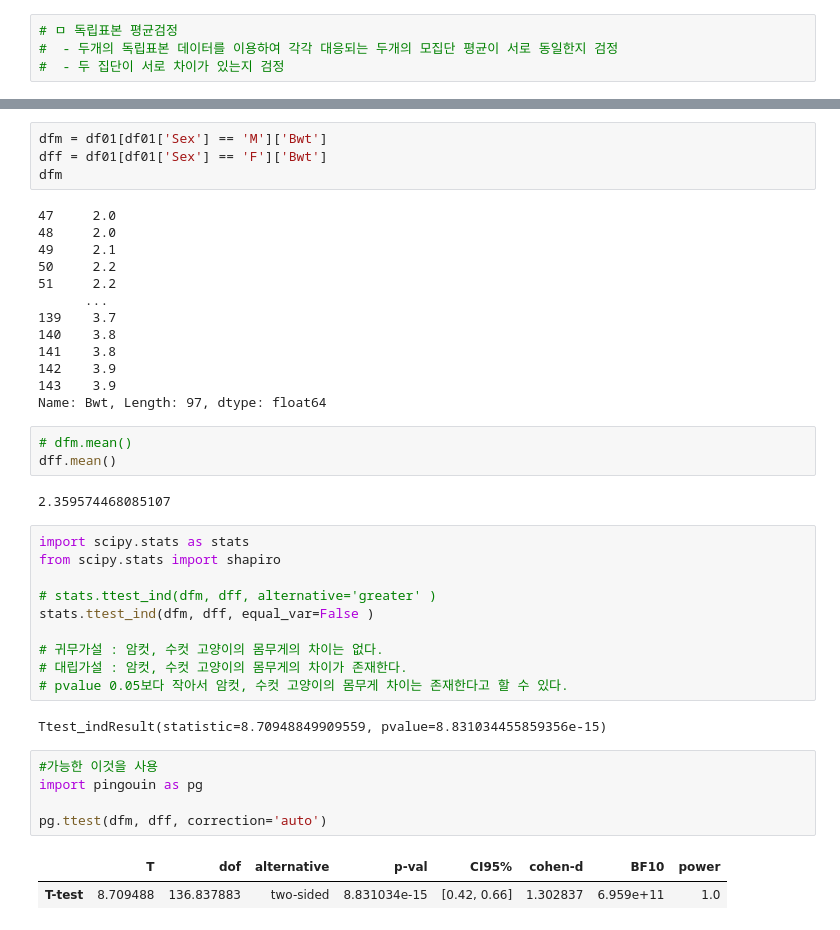
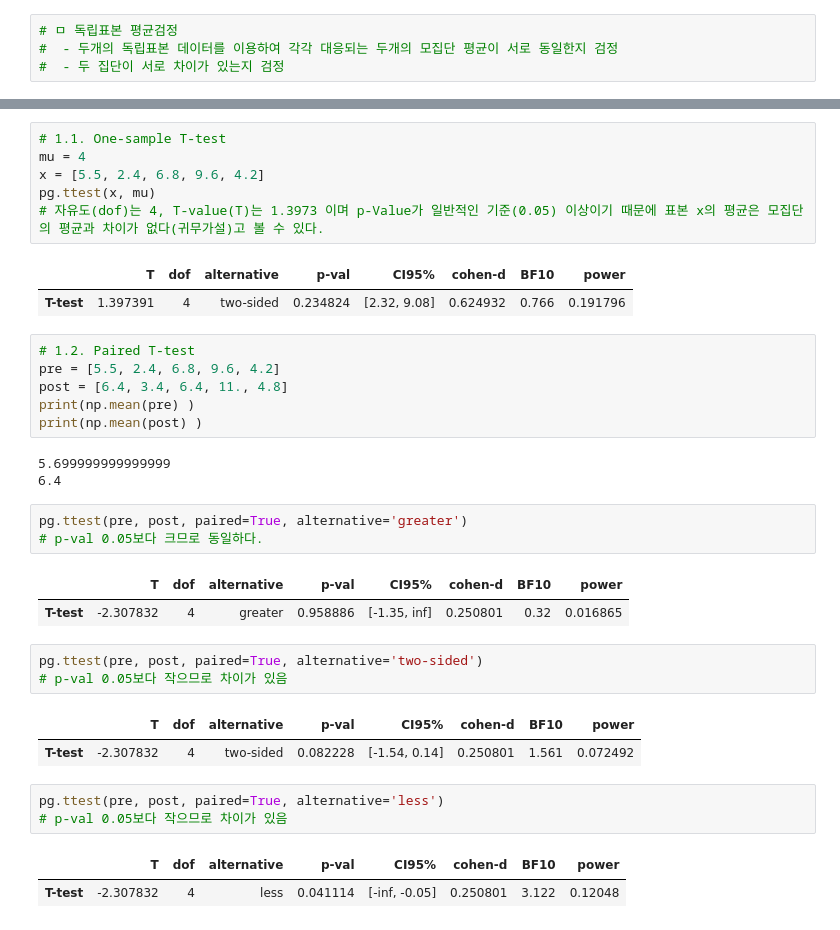
Before and after one commit to wanjuson/analyst_engineer, a Jupyter notebook: 통계공부/pingouin.ipynb, the cells around one changed output, grey strips where cells are left out. Cells and saved outputs as stored; diff of their text form.

```diff
--- a/통계공부/pingouin.ipynb
+++ b/통계공부/pingouin.ipynb
@@ -21,43 +12,37 @@ df01.tail()
 # %%
-dfm = df01[df01['Sex'] == 'M']['Bwt']
-dff = df01[df01['Sex'] == 'F']['Bwt']
-dfm
+# 1.1. One-sample T-test
+mu = 4
+x = [5.5, 2.4, 6.8, 9.6, 4.2]
+pg.ttest(x, mu)
+# 자유도(dof)는 4, T-value(T)는 1.3973 이며 p-Value가 일반적인 기준(0.05) 이상이기 때문에 표본 x의 평균은 모집단의 평균과 차이가 없다(귀무가설)고 볼 수 있다.
 # %% [output]
-47     2.0
-48     2.0
-49     2.1
-50     2.2
-51     2.2
-      ...
-139    3.7
-140    3.8
-141    3.8
-142    3.9
-143    3.9
-Name: Bwt, Length: 97, dtype: float64
+|  | T | dof | alternative | p-val | CI95% | cohen-d | BF10 | power |
+| T-test | 1.397391 | 4 | two-sided | 0.234824 | [2.32, 9.08] | 0.624932 | 0.766 | 0.191796 |
 # %%
-# dfm.mean()
-dff.mean()
+# 1.2. Paired T-test
+pre = [5.5, 2.4, 6.8, 9.6, 4.2]
+post = [6.4, 3.4, 6.4, 11., 4.8]
+print(np.mean(pre) )
+print(np.mean(post) )
 # %% [output]
-2.359574468085107
+5.699999999999999
+6.4
+# %%
+pg.ttest(pre, post, paired=True, alternative='greater')
+# p-val 0.05보다 크므로 동일하다.
+# %% [output]
+|  | T | dof | alternative | p-val | CI95% | cohen-d | BF10 | power |
+| T-test | -2.307832 | 4 | greater | 0.958886 | [-1.35, inf] | 0.250801 | 0.32 | 0.016865 |
 # %%
-import scipy.stats as stats
-from scipy.stats import shapiro
-
-# stats.ttest_ind(dfm, dff, alternative='greater' )
-stats.ttest_ind(dfm, dff, equal_var=False )
-
-# 귀무가설 : 암컷, 수컷 고양이의 몸무게의 차이는 없다.
-# 대립가설 : 암컷, 수컷 고양이의 몸무게의 차이가 존재한다.
-# pvalue 0.05보다 작아서 암컷, 수컷 고양이의 몸무게 차이는 존재한다고 할 수 있다.
+pg.ttest(pre, post, paired=True, alternative='two-sided')
+# p-val 0.05보다 작으므로 차이가 있음
 # %% [output]
-Ttest_indResult(statistic=8.70948849909559, pvalue=8.831034455859356e-15)
+|  | T | dof | alternative | p-val | CI95% | cohen-d | BF10 | power |
+| T-test | -2.307832 | 4 | two-sided | 0.082228 | [-1.54, 0.14] | 0.250801 | 1.561 | 0.072492 |
 # %%
-#가능한 이것을 사용
-import pingouin as pg
-
-pg.ttest(dfm, dff, correction='auto')
+pg.ttest(pre, post, paired=True, alternative='less')
+# p-val 0.05보다 작으므로 차이가 있음
 # %% [output]
 |  | T | dof | alternative | p-val | CI95% | cohen-d | BF10 | power |
-| T-test | 8.709488 | 136.837883 | two-sided | 8.831034e-15 | [0.42, 0.66] | 1.302837 | 6.959e+11 | 1.0 |
+| T-test | -2.307832 | 4 | less | 0.041114 | [-inf, -0.05] | 0.250801 | 3.122 | 0.12048 |
 # %%
```
Also changed, not shown: parts of 17 cells of this notebook.
